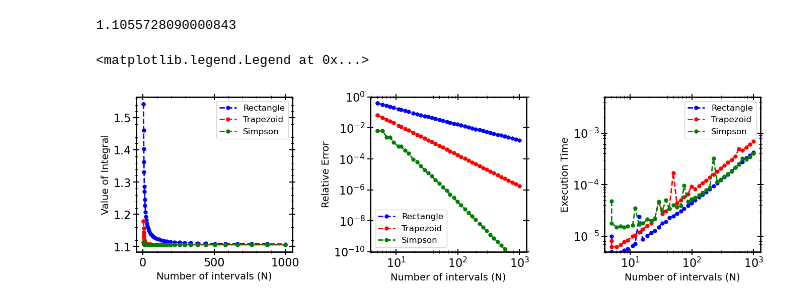
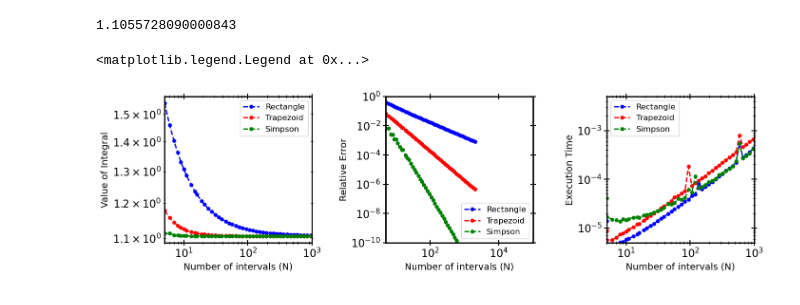
Before and after one commit to carlosajurado/AST384C-Computational-Astrophysics, a Jupyter notebook: HW1.ipynb, the cells around one changed output. Saved outputs shown, nothing was run; the diff lists cells and outputs as text; code cells hidden in the pictures.

```diff
--- a/HW1.ipynb
+++ b/HW1.ipynb
@@ -101,7 +101,7 @@ def integrate_simpson(func, N, a, b):
 def f1(x):
     return (1/x**(3/2))
 
-N_array = np.logspace(np.log10(5), np.log10(1000), 40, dtype=int)
+N_array = np.logspace(np.log10(5), np.log10(2000), 50, dtype=int)
 
 
 #Initializing empty list that will hold the value of the integral and the time of completion for the array of step sizes
@@ -145,13 +145,14 @@ err_simpsion_arr = np.abs(( np.array(value_simpsion_arr) - value_analytical)/val
 fig, axs = plt.subplots(1, 3, figsize=(16, 4))
 plt.subplots_adjust(wspace=0.5, hspace=0.3)
 
-axs[0].plot(N_array, value_rectangles_arr, color='b', marker='o', markersize=5, linestyle = '--', label='Rectangle')
+axs[0].loglog(N_array, value_rectangles_arr, color='b', marker='o', markersize=5, linestyle = '--', label='Rectangle')
 
-axs[0].plot(N_array, value_trapezoids_arr, color='r', marker='o', markersize=5, linestyle = '--', label='Trapezoid')
+axs[0].loglog(N_array, value_trapezoids_arr, color='r', marker='o', markersize=5, linestyle = '--', label='Trapezoid')
 
-axs[0].plot(N_array, value_simpsion_arr, color='g', marker='o', markersize=5, linestyle = '--', label='Simpson')
+axs[0].loglog(N_array, value_simpsion_arr, color='g', marker='o', markersize=5, linestyle = '--', label='Simpson')
 
 
+axs[0].set_xlim(5, 1000)
 axs[0].set_xlabel('Number of intervals (N)')
 axs[0].set_ylabel('Value of Integral')
 axs[0].legend()
@@ -163,31 +164,33 @@ axs[0].legend()
 
 axs[1].loglog(N_array, err_rectangles_arr, color='b', marker='o', markersize=5, linestyle = '--', label='Rectangle')
 
 axs[1].loglog(N_array, err_trapezoids_arr, color='r', marker='o', markersize=5, linestyle = '--', label='Trapezoid')
 
 axs[1].loglog(N_array, err_simpsion_arr, color='g', marker='o', markersize=5, linestyle = '--', label='Simpson')
 
 axs[1].set_xlabel('Number of intervals (N)')
 axs[1].set_ylabel('Relative Error')
+axs[1].set_xlim(5, 10**5)
 axs[1].set_ylim(10**-10, 1)
 axs[1].legend()
 
 #############################################################################################################
 #############################################################################################################
 #############################################################################################################
 
 
 axs[2].loglog(N_array, time_rectangles_arr, color='b', marker='o', markersize=5, linestyle = '--', label='Rectangle')
 
 axs[2].loglog(N_array, time_trapezoids_arr, color='r', marker='o', markersize=5, linestyle = '--', label='Trapezoid')
 
 axs[2].loglog(N_array, time_simpsion_arr, color='g', marker='o', markersize=5, linestyle = '--', label='Simpson')
 
 
 axs[2].set_xlabel('Number of intervals (N)')
 axs[2].set_ylabel('Execution Time')
+axs[2].set_xlim(5, 10**3)
 axs[2].set_ylim(5 * 10**-6, 5 * 10**-3)
 axs[2].legend()
 # %% [output]
 <matplotlib.legend.Legend at 0x...>
-[figure, old version]
+[figure, new version]
```
Also changed, not shown: parts of 4 cells of this notebook.
